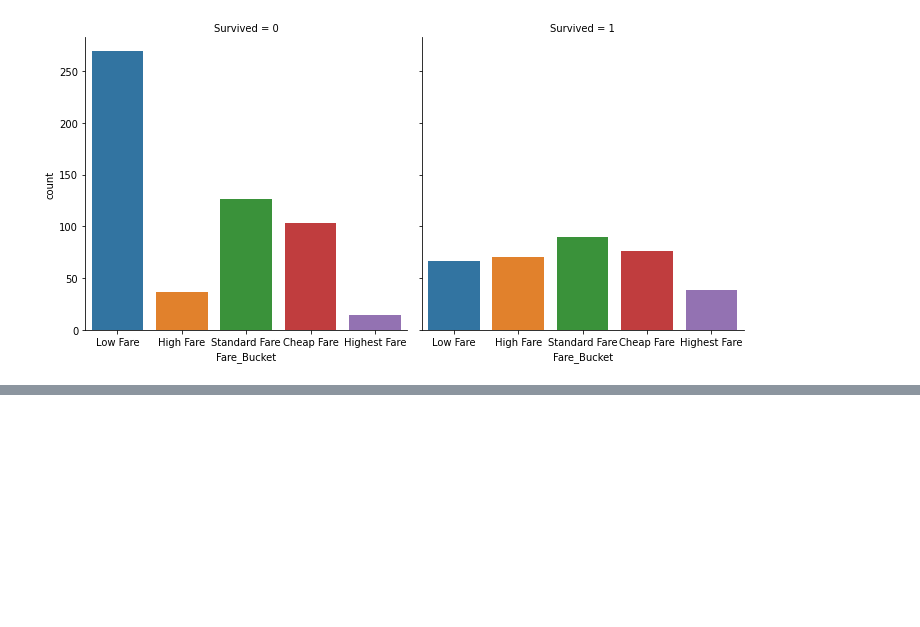
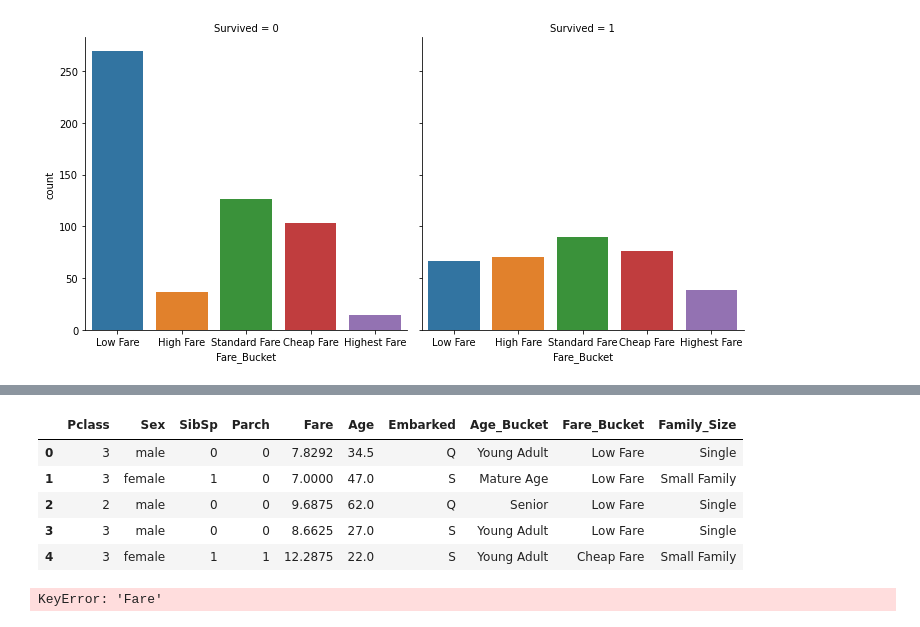
Before and after one commit to ashwin-vx/machine-learnings, a Jupyter notebook: kaggle_titanic_competition.ipynb, the cells around one changed output, grey strips where cells are left out. Drawn from its saved outputs; the diff is of its cells as text; code cells hidden in the pictures; blank space fills up the shorter version.

```diff
--- a/kaggle_titanic_competition.ipynb
+++ b/kaggle_titanic_competition.ipynb
@@ -481,3 +573,18 @@ unseen_data_df.isna().sum()
 # %%
-unseen_data_fare_cleaned = unseen_data_df["Fare"].fillna(unseen_data_df["Fare"].median())
-unseen_data_age_cleaned = unseen_data_df["Age"].fillna(unseen_data_df["Age"].mean())
+clean_unseen_df = perform_preprocessing(unseen_data_df)
+
+
+clean_unseen_df["Age_Bucket"] = create_age_buckets(clean_unseen_df["Age"])
+clean_unseen_df["Fare_Bucket"] = create_fare_buckets(clean_unseen_df["Fare"])
+clean_unseen_df["Family_Size"] = create_family_size_category(clean_unseen_df)
+
+clean_unseen_df.head()
+#unseen_data_fare_cleaned = unseen_data_df["Fare"].fillna(unseen_data_df["Fare"].median())
+#unseen_data_age_cleaned = unseen_data_df["Age"].fillna(unseen_data_df["Age"].mean())
+# %% [output]
+|  | Pclass | Sex | SibSp | Parch | Fare | Age | Embarked | Age_Bucket | Fare_Bucket | Family_Size |
+| 0 | 3 | male | 0 | 0 | 7.8292 | 34.5 | Q | Young Adult | Low Fare | Single |
+| 1 | 3 | female | 1 | 0 | 7.0000 | 47.0 | S | Mature Age | Low Fare | Small Family |
+| 2 | 2 | male | 0 | 0 | 9.6875 | 62.0 | Q | Senior | Low Fare | Single |
+| 3 | 3 | male | 0 | 0 | 8.6625 | 27.0 | S | Young Adult | Low Fare | Single |
+| 4 | 3 | female | 1 | 1 | 12.2875 | 22.0 | S | Young Adult | Cheap Fare | Small Family |
@@ -505,4 +599,6 @@ test_X = pd.get_dummies(clean_unseen_df, columns=["Pclass", "Sex", "Family_Size"
 
 
 
-test_X.info()
+test_X.head()
+# %% [output]
+KeyError: 'Fare'
```
Also changed, not shown: parts of 81 cells of this notebook, 1 other file.
